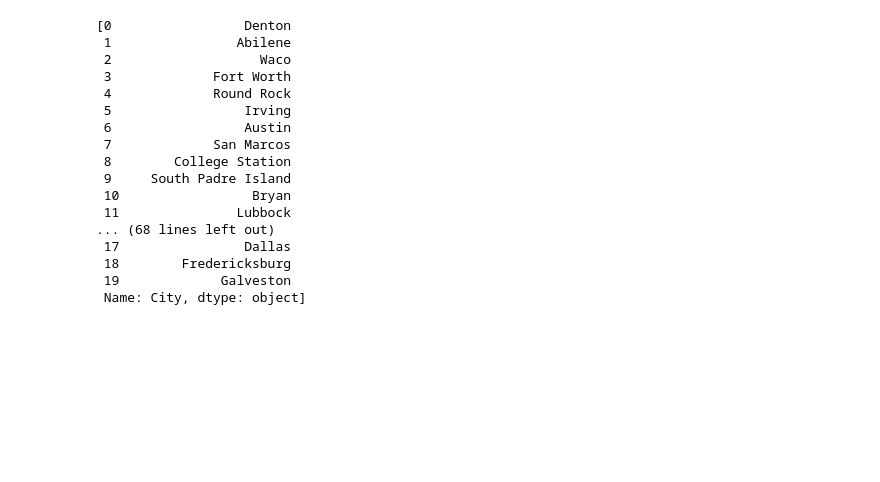
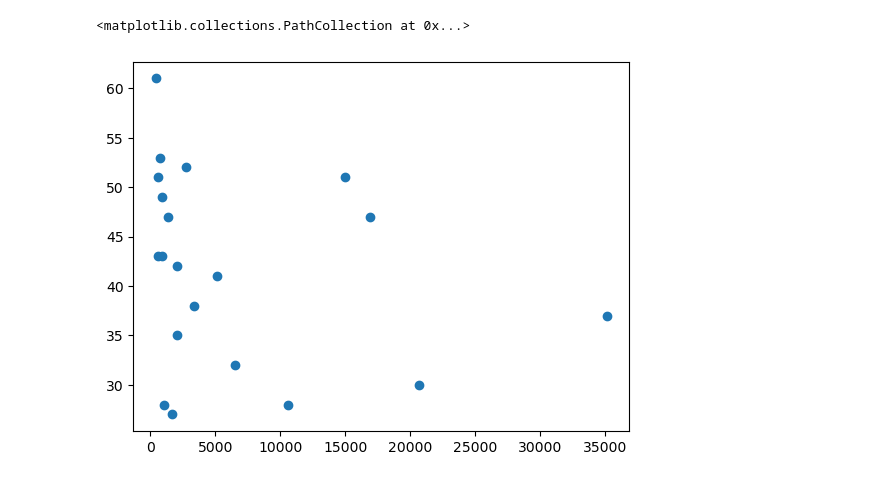
Before and after one commit to Memellsworth/Project1-, a Jupyter notebook: RealEstateInvestinginTexas.ipynb, the cells around one changed output. Saved outputs shown, nothing was run; the diff lists cells and outputs as text; code cells hidden in the pictures; blank space fills up the shorter version.

```diff
--- a/RealEstateInvestinginTexas.ipynb
+++ b/RealEstateInvestinginTexas.ipynb
@@ -74,28 +51,9 @@ city_data_cleaned
-# %%
-cities = []
-for x in city_data_cleaned:
-    city = city_data_cleaned['City']
-    cities.append(city)
-
-cities
-# %% [output]
-[0                 Denton
- 1                Abilene
- 2                   Waco
- 3             Fort Worth
- 4             Round Rock
- 5                 Irving
- 6                 Austin
- 7             San Marcos
- 8        College Station
- 9     South Padre Island
- 10                 Bryan
- 11               Lubbock
-... (68 lines left out)
- 17                Dallas
- 18        Fredericksburg
- 19             Galveston
- Name: City, dtype: object]
+# %%
+plt.scatter(city_data_cleaned["Total Airbnb Listing"],city_data_cleaned["Occupancy %"])
+#sayed run a regression and correlatio nfor this to see if it makes sense to do so.
+# %% [output]
+<matplotlib.collections.PathCollection at 0x...>
+[figure, added]
 # %%
 #what city has the highest occupancy rate? show chart
 x_values=city_data_cleaned["City"]
```
Also changed, not shown: parts of 18 cells of this notebook.
